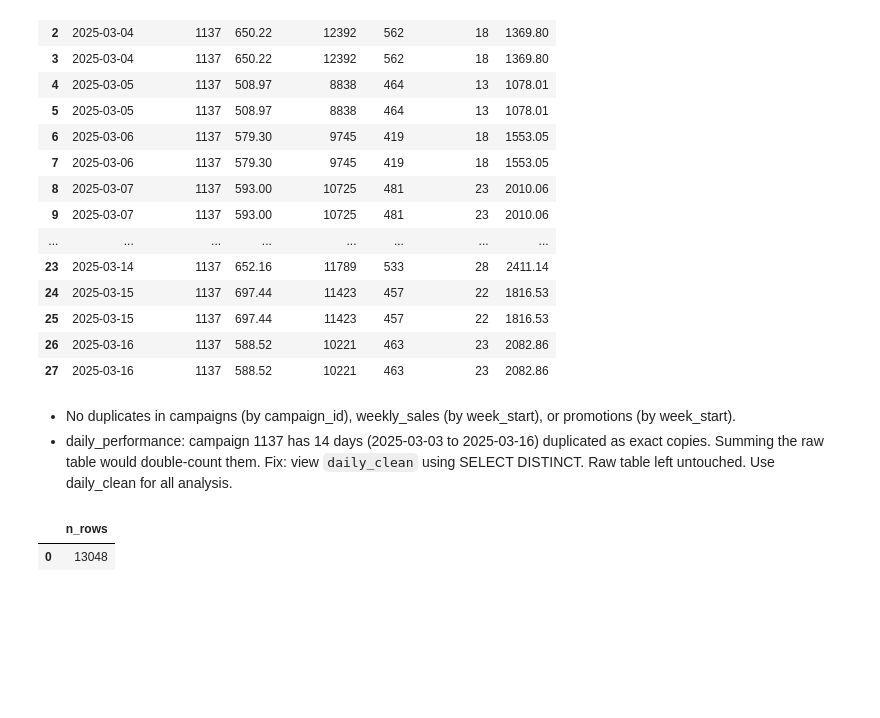
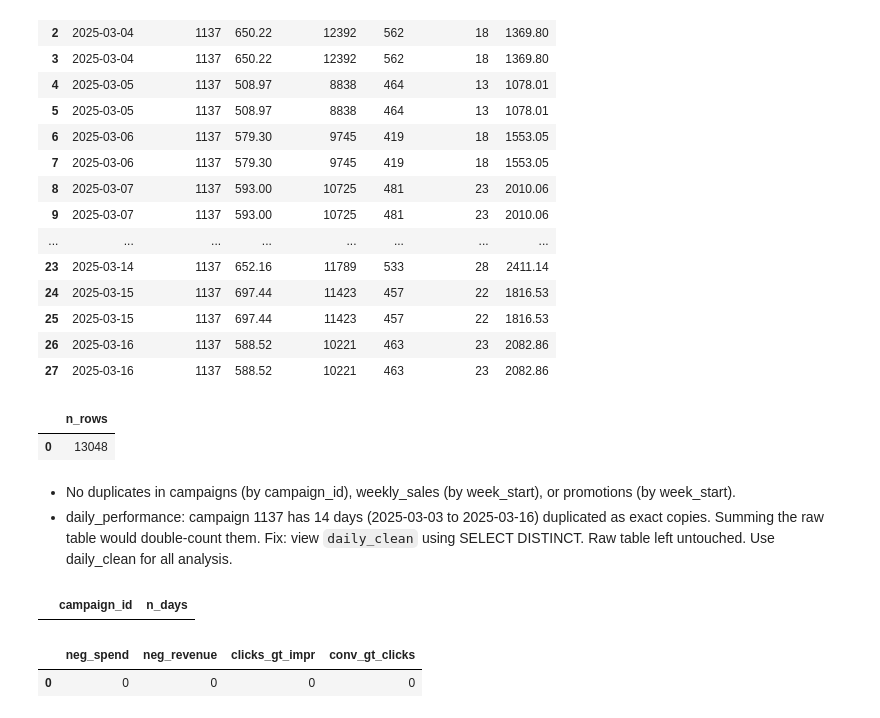
Before and after one commit to kairat-batyrali/ad-spend-optimization, a Jupyter notebook: notebooks/01_sql_analysis.ipynb, the cells around one changed output. Drawn from its saved outputs; the diff is of its cells as text; code cells hidden in the pictures; blank space fills up the shorter version.

```diff
--- a/notebooks/01_sql_analysis.ipynb
+++ b/notebooks/01_sql_analysis.ipynb
@@ -166,9 +175,6 @@ ORDER BY date
 | 25 | 2025-03-15 | 1137 | 697.44 | 11423 | 457 | 22 | 1816.53 |
 | 26 | 2025-03-16 | 1137 | 588.52 | 10221 | 463 | 23 | 2082.86 |
 | 27 | 2025-03-16 | 1137 | 588.52 | 10221 | 463 | 23 | 2082.86 |
-# %% [markdown]
-- No duplicates in campaigns (by campaign_id), weekly_sales (by week_start), or promotions (by week_start).
-- daily_performance: campaign 1137 has 14 days (2025-03-03 to 2025-03-16) duplicated as exact copies. Summing the raw table would double-count them. Fix: view `daily_clean` using SELECT DISTINCT. Raw table left untouched. Use daily_clean for all analysis.
 # %%
 con.sql("""
 CREATE OR REPLACE VIEW daily_clean AS
@@ -179,3 +185,35 @@ con.sql("SELECT COUNT(*) AS n_rows FROM daily_clean").df()
 # %% [output]
 |  | n_rows |
 | 0 | 13048 |
+# %% [markdown]
+- No duplicates in campaigns (by campaign_id), weekly_sales (by week_start), or promotions (by week_start).
+- daily_performance: campaign 1137 has 14 days (2025-03-03 to 2025-03-16) duplicated as exact copies. Summing the raw table would double-count them. Fix: view `daily_clean` using SELECT DISTINCT. Raw table left untouched. Use daily_clean for all analysis.
+# %%
+con.sql("""
+-- Question: does every daily_clean row belong to a campaign that exists?
+-- Grain: one row per campaign per day
+-- Check: LEFT JOIN to campaigns; expect 0 rows where c.campaign_id is NULL
+SELECT dc.campaign_id, COUNT(*) AS n_days
+FROM daily_clean AS dc
+LEFT JOIN campaigns AS c
+  ON dc.campaign_id = c.campaign_id
+WHERE c.campaign_id IS NULL
+GROUP BY dc.campaign_id
+""").df()
+# %% [output]
+|  | campaign_id | n_days |
+# %%
+con.sql("""
+-- Question: are there rows with values that can't be right?
+-- Grain: one row per campaign per day
+-- Check: negative spend/revenue, clicks > impressions, conversions > clicks; expect 0 of each
+SELECT
+  COUNT(*) FILTER (WHERE spend < 0)               AS neg_spend,
+  COUNT(*) FILTER (WHERE revenue < 0)             AS neg_revenue,
+  COUNT(*) FILTER (WHERE clicks > impressions)    AS clicks_gt_impr,
+  COUNT(*) FILTER (WHERE conversions > clicks)    AS conv_gt_clicks
+FROM daily_clean
+""").df()
+# %% [output]
+|  | neg_spend | neg_revenue | clicks_gt_impr | conv_gt_clicks |
+| 0 | 0 | 0 | 0 | 0 |
```
Also changed, not shown: parts of 11 cells of this notebook.
